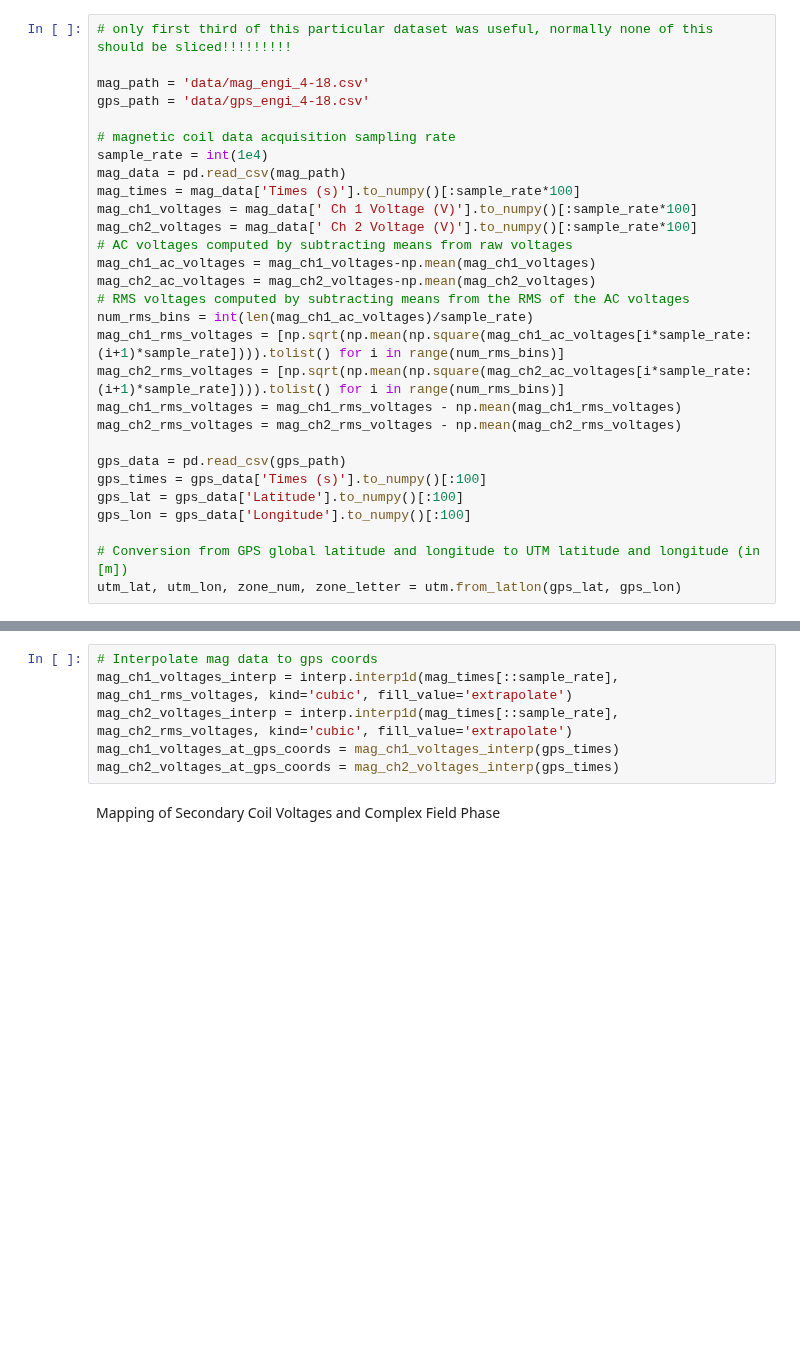
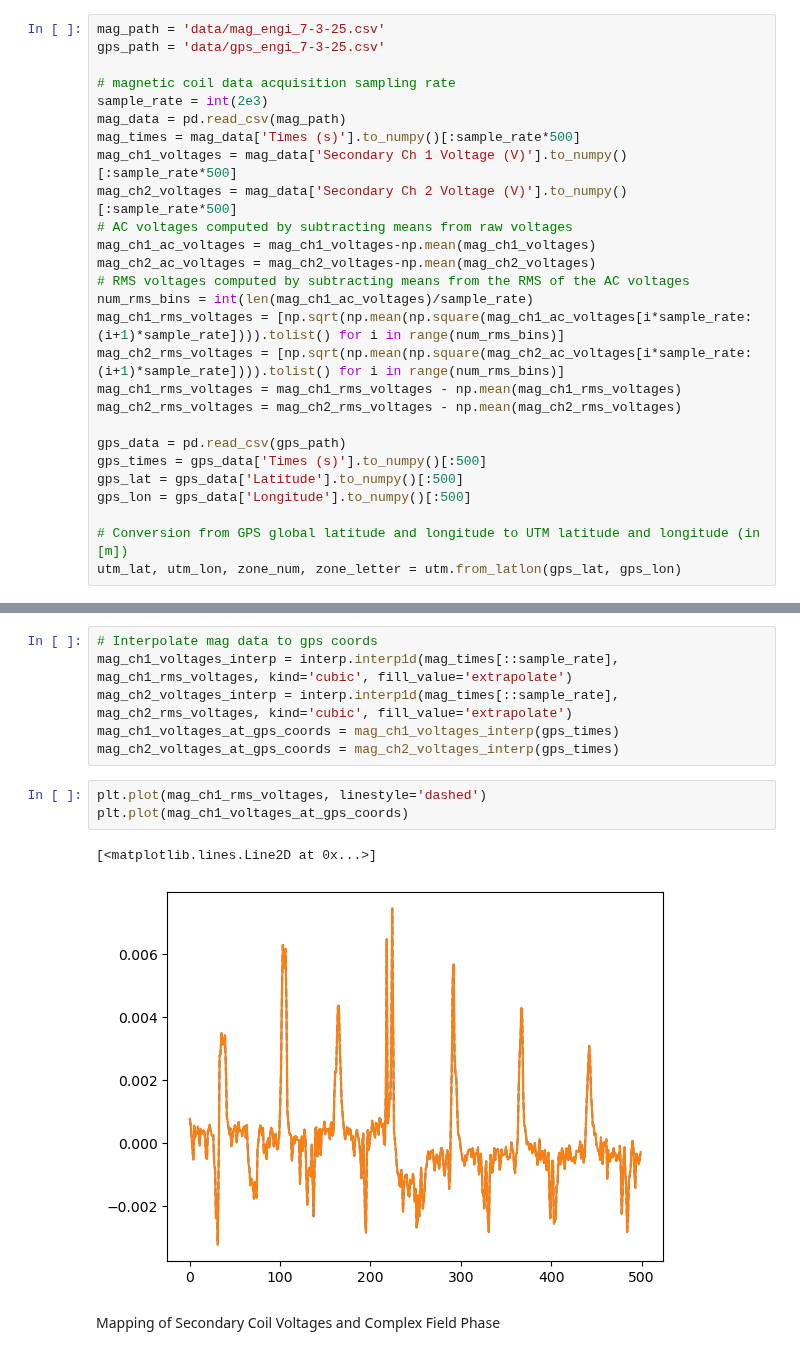
Before and after one commit to PhantomPickle/FDEM, a Jupyter notebook: mag_mapping.ipynb, the cells around one changed output, grey strips where cells are left out. Cells and saved outputs as stored; diff of their text form; blank space fills up the shorter version.

```diff
--- a/mag_mapping.ipynb
+++ b/mag_mapping.ipynb
@@ -7,17 +7,15 @@ from scipy import interpolate as interp
 from scipy.signal import spectrogram
 import utm
 # %%
-# only first third of this particular dataset was useful, normally none of this should be sliced!!!!!!!!!
-
-mag_path = 'data/mag_engi_4-18.csv'
-gps_path = 'data/gps_engi_4-18.csv'
+mag_path = 'data/mag_engi_7-3-25.csv'
+gps_path = 'data/gps_engi_7-3-25.csv'
 
 # magnetic coil data acquisition sampling rate
-sample_rate = int(1e4)
+sample_rate = int(2e3)
 mag_data = pd.read_csv(mag_path)
-mag_times = mag_data['Times (s)'].to_numpy()[:sample_rate*100]
-mag_ch1_voltages = mag_data[' Ch 1 Voltage (V)'].to_numpy()[:sample_rate*100]
-mag_ch2_voltages = mag_data[' Ch 2 Voltage (V)'].to_numpy()[:sample_rate*100]
+mag_times = mag_data['Times (s)'].to_numpy()[:sample_rate*500]
+mag_ch1_voltages = mag_data['Secondary Ch 1 Voltage (V)'].to_numpy()[:sample_rate*500]
+mag_ch2_voltages = mag_data['Secondary Ch 2 Voltage (V)'].to_numpy()[:sample_rate*500]
 # AC voltages computed by subtracting means from raw voltages
 mag_ch1_ac_voltages = mag_ch1_voltages-np.mean(mag_ch1_voltages)
 mag_ch2_ac_voltages = mag_ch2_voltages-np.mean(mag_ch2_voltages)
@@ -29,9 +27,9 @@ mag_ch1_rms_voltages = mag_ch1_rms_voltages - np.mean(mag_ch1_rms_voltages)
 mag_ch2_rms_voltages = mag_ch2_rms_voltages - np.mean(mag_ch2_rms_voltages)
 
 gps_data = pd.read_csv(gps_path)
-gps_times = gps_data['Times (s)'].to_numpy()[:100]
-gps_lat = gps_data['Latitude'].to_numpy()[:100]
-gps_lon = gps_data['Longitude'].to_numpy()[:100]
+gps_times = gps_data['Times (s)'].to_numpy()[:500]
+gps_lat = gps_data['Latitude'].to_numpy()[:500]
+gps_lon = gps_data['Longitude'].to_numpy()[:500]
 
 # Conversion from GPS global latitude and longitude to UTM latitude and longitude (in [m])
 utm_lat, utm_lon, zone_num, zone_letter = utm.from_latlon(gps_lat, gps_lon)
@@ -43,6 +41,12 @@ mag_ch1_voltages_interp = interp.interp1d(mag_times[::sample_rate], mag_ch1_rms_
 mag_ch2_voltages_interp = interp.interp1d(mag_times[::sample_rate], mag_ch2_rms_voltages, kind='cubic', fill_value='extrapolate')
 mag_ch1_voltages_at_gps_coords = mag_ch1_voltages_interp(gps_times)
 mag_ch2_voltages_at_gps_coords = mag_ch2_voltages_interp(gps_times)
+# %%
+plt.plot(mag_ch1_rms_voltages, linestyle='dashed')
+plt.plot(mag_ch1_voltages_at_gps_coords)
+# %% [output]
+[<matplotlib.lines.Line2D at 0x...>]
+[figure, added]
 # %% [markdown]
 Mapping of Secondary Coil Voltages and Complex Field Phase
 # %%
```
Also changed, not shown: parts of 2 cells of this notebook, 1 other file.
